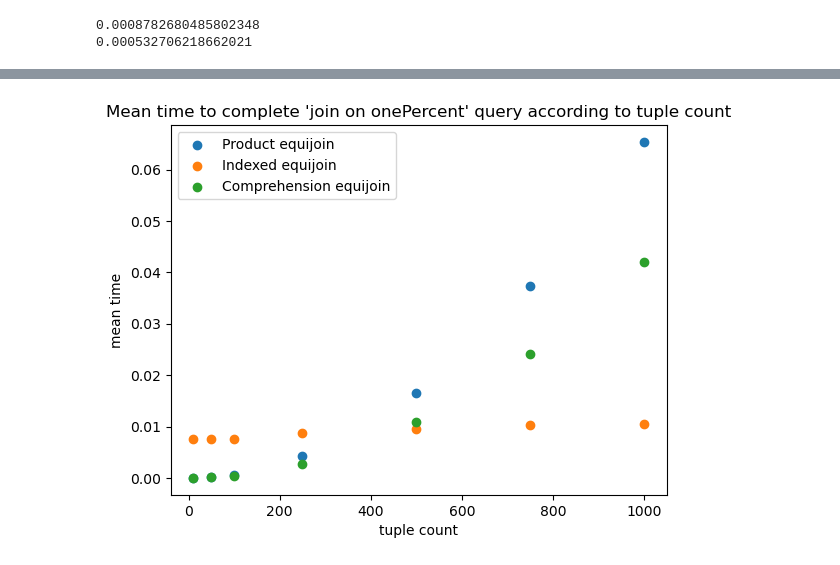
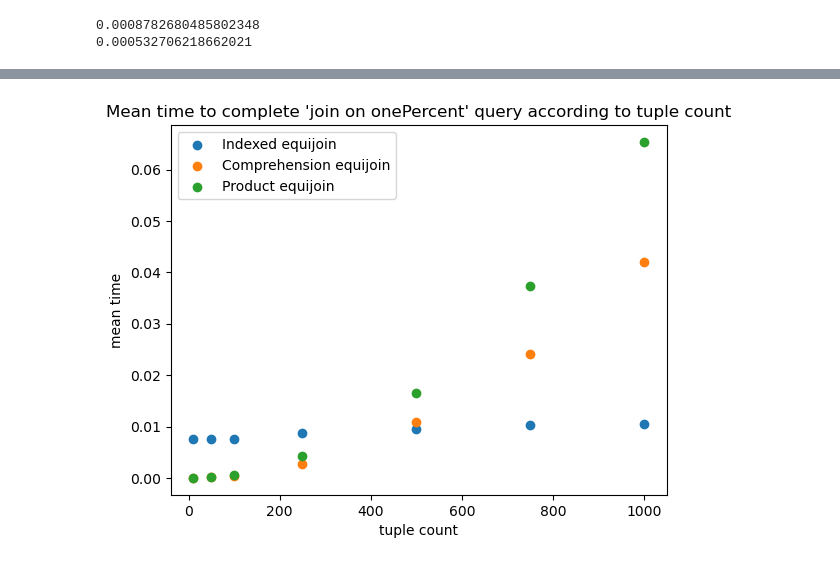
Before and after one commit to MatBon01/joinbench, a Jupyter notebook: analysis/joinbench.ipynb, the cells around one changed output, grey strips where cells are left out. Cells and saved outputs as stored; diff of their text form; code cells hidden in the pictures.

Commit message:
Add function to get means from benchmark group

```diff
--- a/analysis/joinbench.ipynb
+++ b/analysis/joinbench.ipynb
@@ -114,8 +116,7 @@ print(whnf.get_benchmark_mean_from_index(4))
 0.0008782680485802348
 0.000532706218662021
 # %%
-experiment = 'join on onePercent'
-function = 'Product equijoin'
+group = 'join on onePercent'
 colour = 'red'
 xs = [data.get_tuple_count() for data in nfs]
 # %%
@@ -128,12 +126,13 @@ def get_mean_from_benchmark_list(benchmarks: List[BenchmarkData], experiment: st
 # %%
 fig, ax = plt.subplots()
-ax.set_title(f"Mean time to complete '{experiment}' query according to tuple count")
+ax.set_title(f"Mean time to complete '{group}' query according to tuple count")
 ax.set_xlabel("tuple count")
 ax.set_ylabel("mean time")
+nfs_group = BenchmarkGroup(nfs)
 for function in nf.get_function_name_list():
-    ys = get_mean_from_benchmark_list(nfs, experiment, function)
+    ys = nfs_group.get_benchmark_means(group, function)
     plt.scatter(xs, ys, label=function)
 ax.legend()
 plt.show()
 # %% [output]
-[figure, old version]
+[figure, new version]
```
Also changed, not shown: parts of 8 cells of this notebook, 3 other files.
